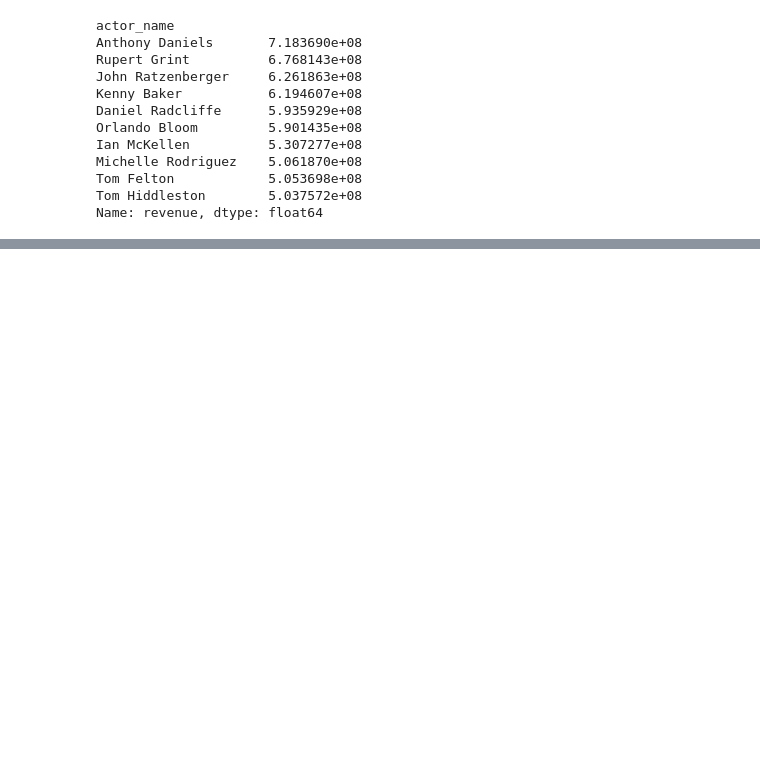
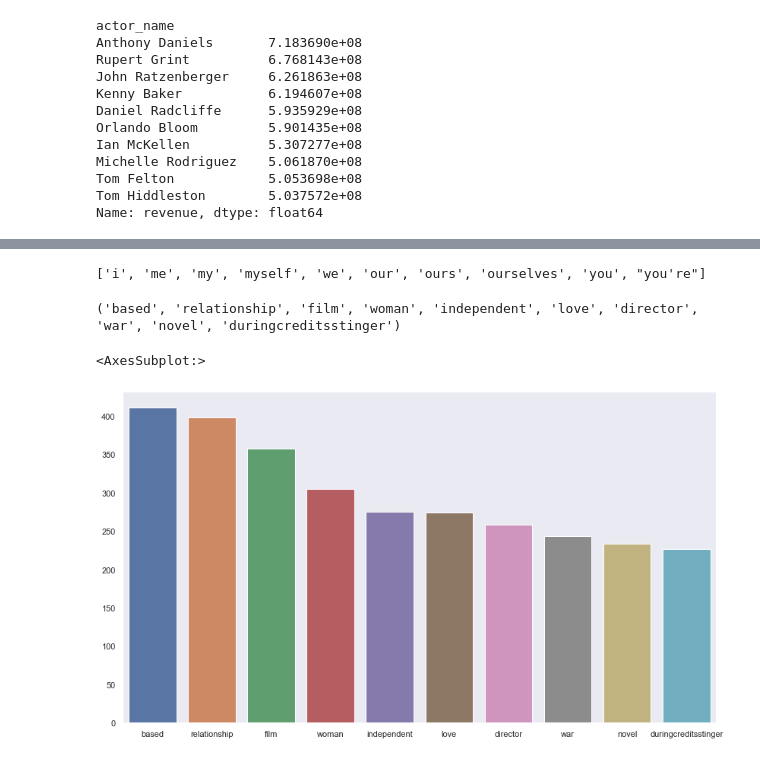
Before and after one commit to DanielHelps/TMDB-movies-analysis-and-predition, a Jupyter notebook: ratings.ipynb, the cells around one changed output, grey strips where cells are left out. Drawn from its saved outputs; the diff is of its cells as text; code cells hidden in the pictures; blank space fills up the shorter version.

Commit message:
Doing analysis of keywords NLP

```diff
--- a/ratings.ipynb
+++ b/ratings.ipynb
@@ -454,0 +469,35 @@ Text(0.5, 1.0, 'Actors with highest average vote')
+# %%
+keywords_from_each_movie = 10
+
+def create_keywords(movie):
+    keywords = eval(movie['keywords'])
+    for i, keyword in enumerate(keywords[0:keywords_from_each_movie]):
+        movie.loc['keywords_sentence'] += f" {keyword['name']}"
+        # movie.loc[f'actor {i+1} gender'] = actor['gender']
+    return movie
+
+df_keywords = df
+df_keywords['keywords_sentence'] = ""
+df_keywords = df_keywords.apply(lambda x: create_keywords(x), axis=1)
+# df['keywords']
+# %%
+# import string
+from nltk.corpus import stopwords
+stopwords.words('english')[0:10]
+# string.punctuation
+# %% [output]
+['i', 'me', 'my', 'myself', 'we', 'our', 'ours', 'ourselves', 'you', "you're"]
+# %%
+from collections import Counter
+
+all_words = " ".join(df_keywords['keywords_sentence']).split()
+clean_all_words = [word for word in all_words if word.lower() not in stopwords.words('english')]
+a,b = zip(*Counter(clean_all_words).most_common(10))
+print(a)
+# list(a)
+plt.figure(figsize=(14,8))
+sns.barplot(x=list(a),y=list(b))
+# %% [output]
+('based', 'relationship', 'film', 'woman', 'independent', 'love', 'director', 'war', 'novel', 'duringcreditsstinger')
+<AxesSubplot:>
+[figure, added]
```
Also changed, not shown: parts of 9 cells of this notebook.
